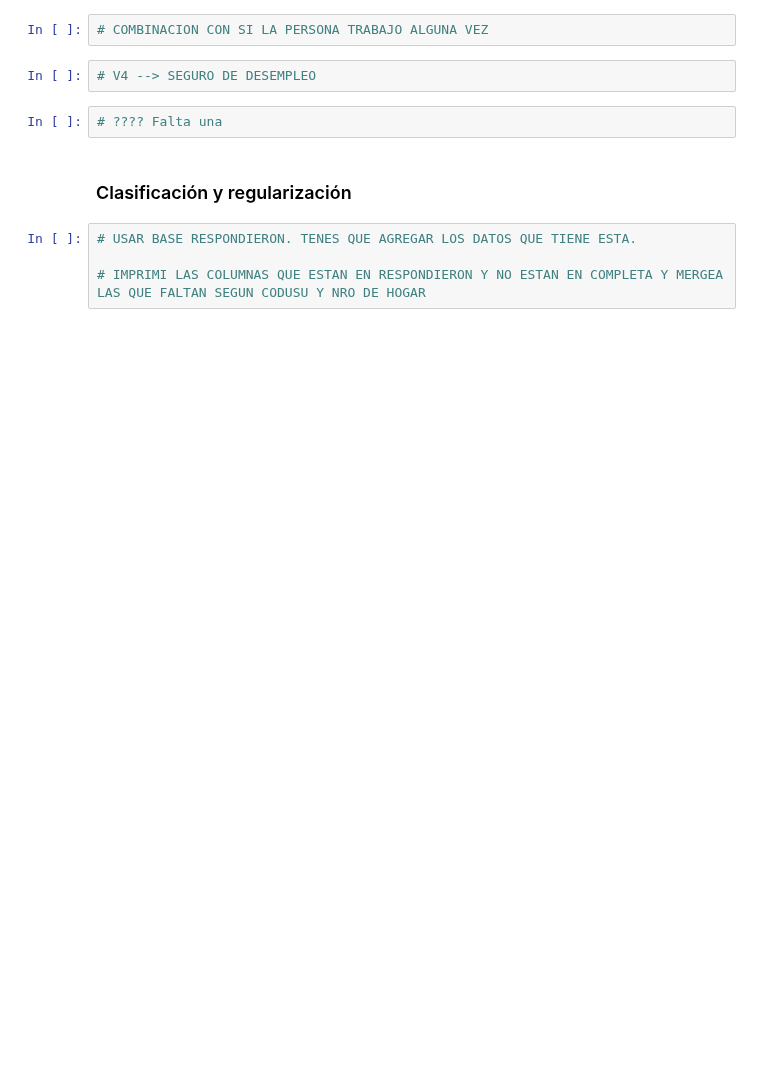
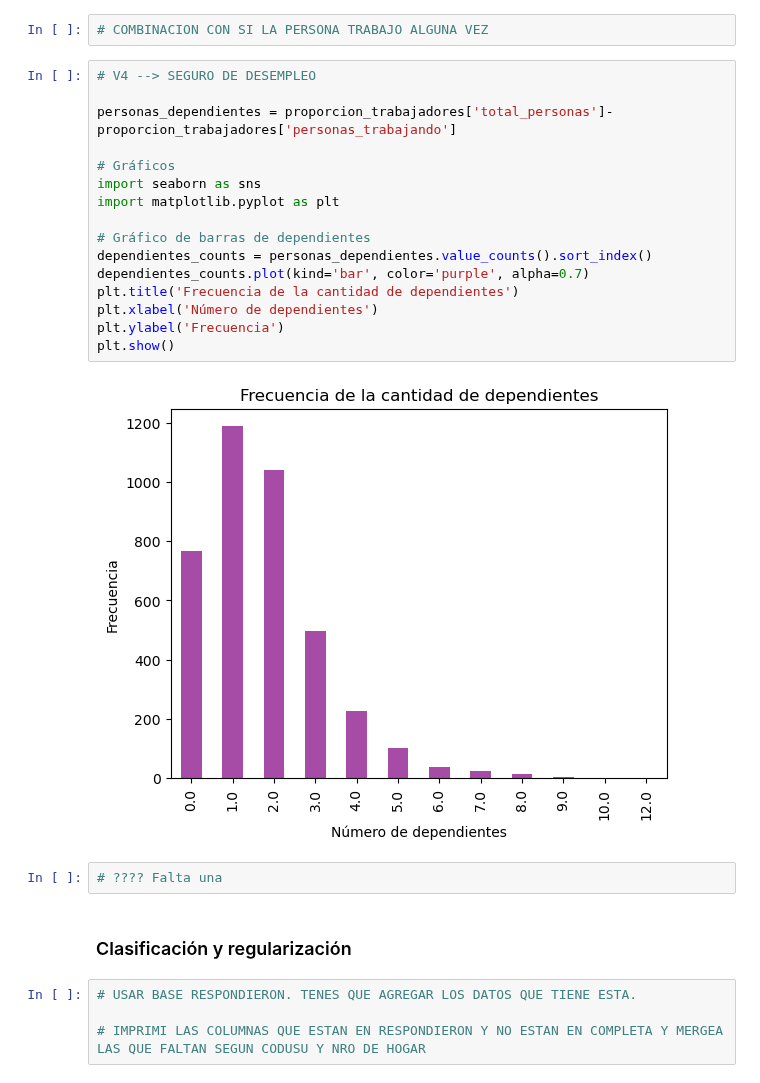
Before and after one commit to miligarofalo/CC408-T2-1, a Jupyter notebook: TP4/TP4_grupal.ipynb, the cells around one changed output. Cells and saved outputs as stored; diff of their text form; blank space fills up the shorter version.

```diff
--- a/TP4/TP4_grupal.ipynb
+++ b/TP4/TP4_grupal.ipynb
@@ -650,6 +587,22 @@ Name: proportion, dtype: float64
 # COMBINACION CON SI LA PERSONA TRABAJO ALGUNA VEZ
 # %%
 # V4 --> SEGURO DE DESEMPLEO
+
+personas_dependientes = proporcion_trabajadores['total_personas']- proporcion_trabajadores['personas_trabajando']
+
+# Gráficos
+import seaborn as sns
+import matplotlib.pyplot as plt
+
+# Gráfico de barras de dependientes
+dependientes_counts = personas_dependientes.value_counts().sort_index()
+dependientes_counts.plot(kind='bar', color='purple', alpha=0.7)
+plt.title('Frecuencia de la cantidad de dependientes')
+plt.xlabel('Número de dependientes')
+plt.ylabel('Frecuencia')
+plt.show()
+# %% [output]
+[figure, added]
 # %%
 # ???? Falta una
 # %% [markdown]
```
Also changed, not shown: parts of 6 cells of this notebook.
